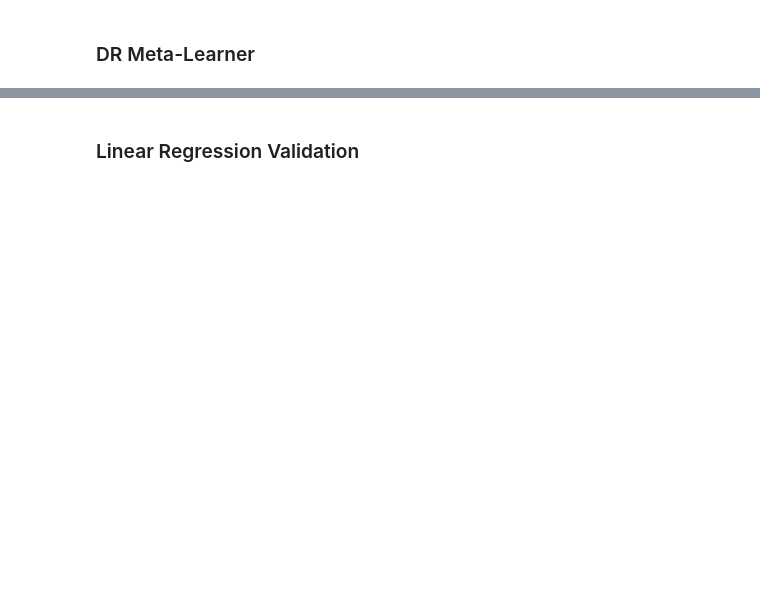
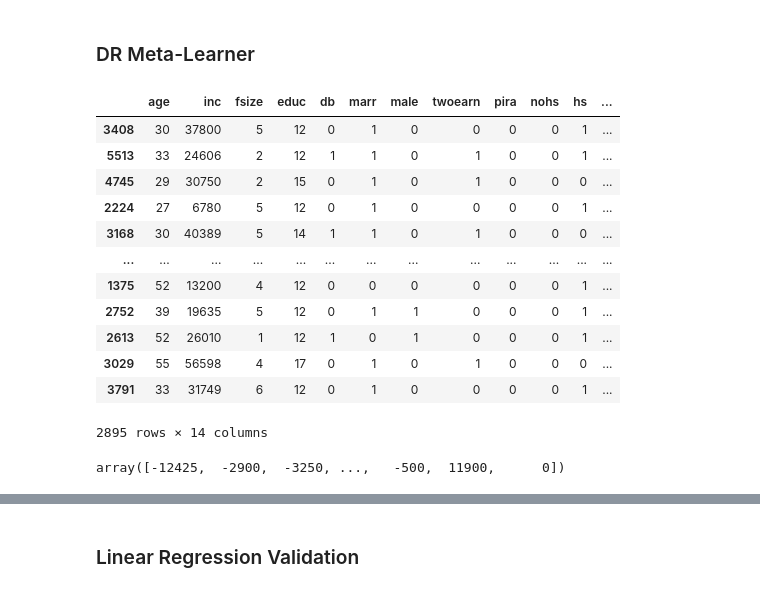
Before and after one commit to evanjflack/econ_ml_scratch, a Jupyter notebook: validation_notebook.ipynb, the cells around one changed output, grey strips where cells are left out. Cells and saved outputs as stored; diff of their text form; code cells hidden in the pictures; blank space fills up the shorter version.

```diff
--- a/validation_notebook.ipynb
+++ b/validation_notebook.ipynb
@@ -123,0 +155,24 @@ reg_t = model_t().fit(X, D)
+# %%
+cv = StratifiedKFold(n_splits=n_splits, shuffle=True, random_state=712)
+splits = list(cv.split(X, D))
+
+train = splits[0][0]
+X.iloc[train][D[train] == 0]
+# %% [output]
+|  | age | inc | fsize | educ | db | marr | male | twoearn | pira | nohs | hs | ... |
+| 3408 | 30 | 37800 | 5 | 12 | 0 | 1 | 0 | 0 | 0 | 0 | 1 | ... |
+| 5513 | 33 | 24606 | 2 | 12 | 1 | 1 | 0 | 1 | 0 | 0 | 1 | ... |
+| 4745 | 29 | 30750 | 2 | 15 | 0 | 1 | 0 | 1 | 0 | 0 | 0 | ... |
+| 2224 | 27 | 6780 | 5 | 12 | 0 | 1 | 0 | 0 | 0 | 0 | 1 | ... |
+| 3168 | 30 | 40389 | 5 | 14 | 1 | 1 | 0 | 1 | 0 | 0 | 0 | ... |
+| ... | ... | ... | ... | ... | ... | ... | ... | ... | ... | ... | ... | ... |
+| 1375 | 52 | 13200 | 4 | 12 | 0 | 0 | 0 | 0 | 0 | 0 | 1 | ... |
+| 2752 | 39 | 19635 | 5 | 12 | 0 | 1 | 1 | 0 | 0 | 0 | 1 | ... |
+| 2613 | 52 | 26010 | 1 | 12 | 1 | 0 | 1 | 0 | 0 | 0 | 1 | ... |
+| 3029 | 55 | 56598 | 4 | 17 | 0 | 1 | 0 | 1 | 0 | 0 | 0 | ... |
+| 3791 | 33 | 31749 | 6 | 12 | 0 | 1 | 0 | 0 | 0 | 0 | 1 | ... |
+2895 rows × 14 columns
+# %%
+y[train][D[train] == 0]
+# %% [output]
+array([-12425,  -2900,  -3250, ...,   -500,  11900,      0])
```
Also changed, not shown: parts of 32 cells of this notebook, 1 other file.
